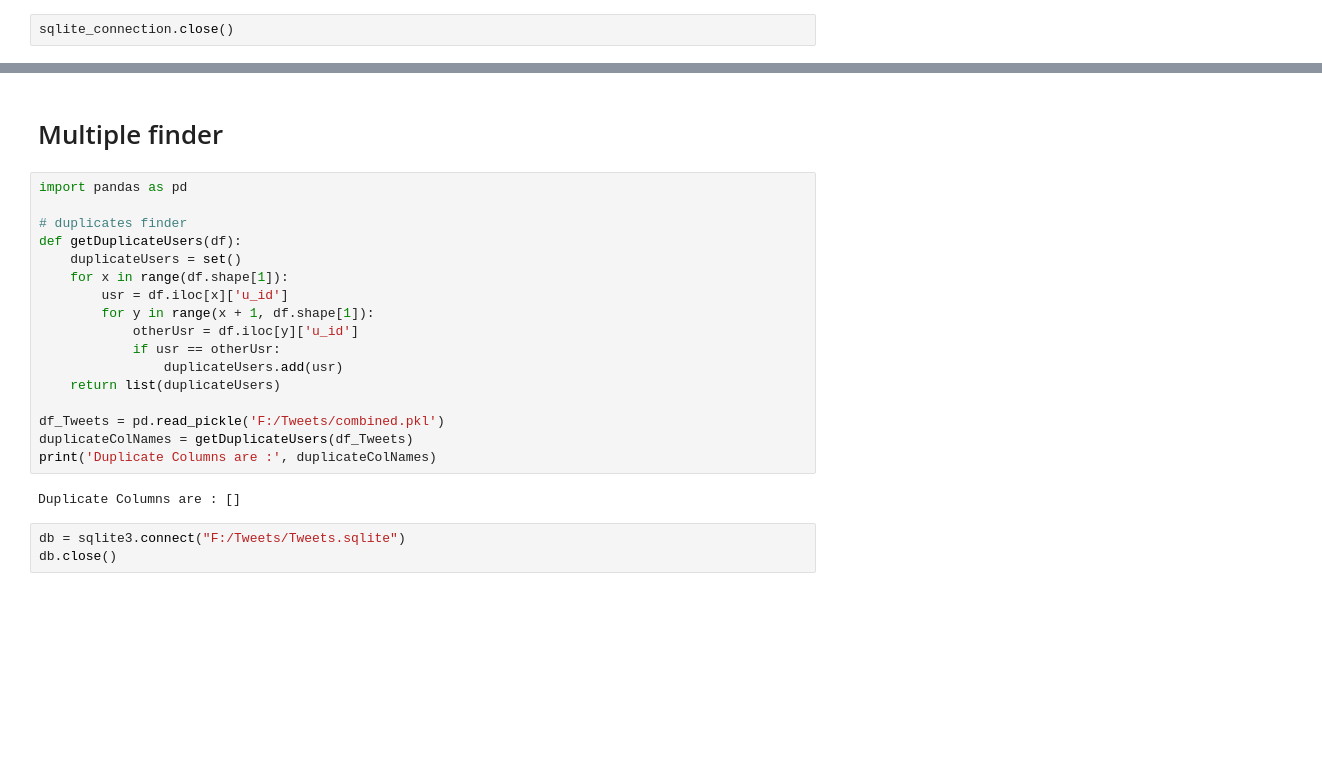
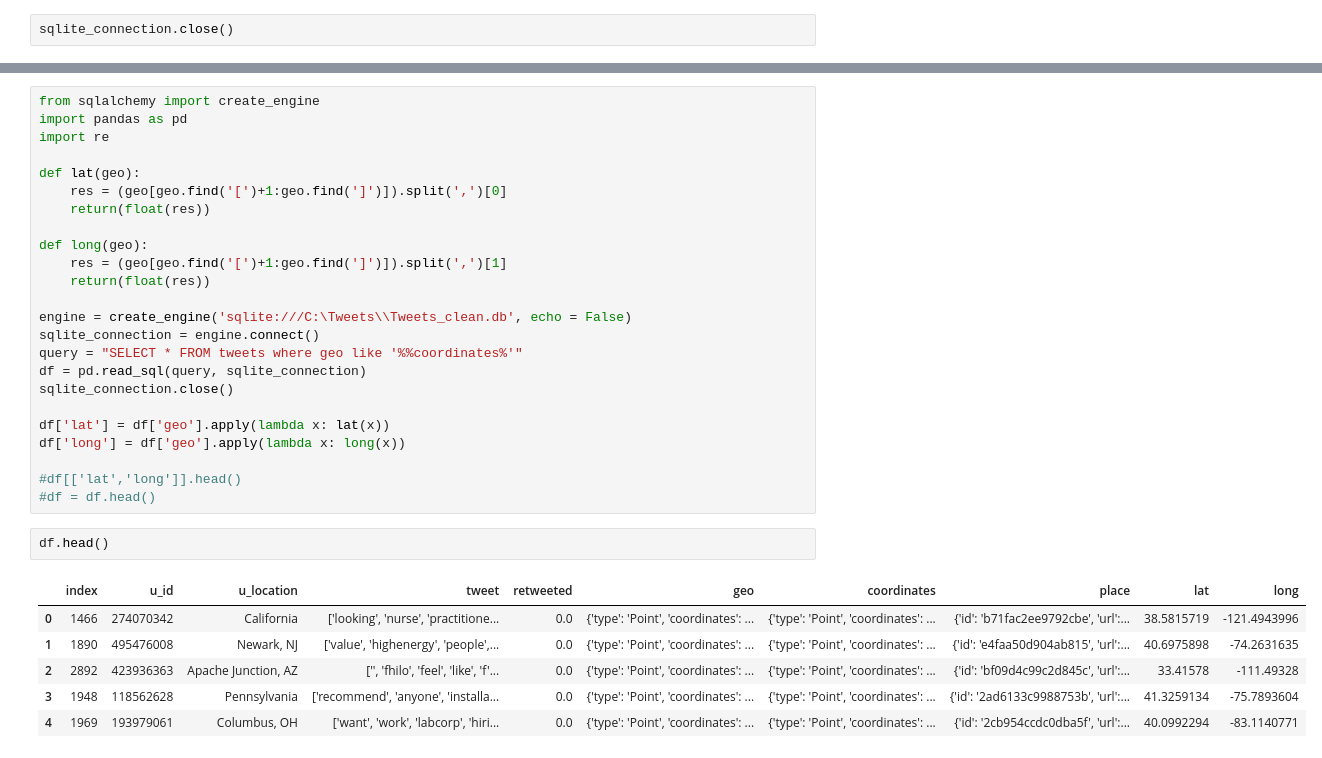
Before and after one commit to shshakib/Twitter-Personality-Prediction, a Jupyter notebook: Twitter.ipynb, the cells around one changed output, grey strips where cells are left out. Cells and saved outputs as stored; diff of their text form; blank space fills up the shorter version.

```diff
--- a/Twitter.ipynb
+++ b/Twitter.ipynb
@@ -198,24 +164,33 @@ IntProgress(value=0, description='0 / 3  ', max=3)
-# %% [markdown]
-# Multiple finder
-# %%
-import pandas as pd
-
-# duplicates finder
-def getDuplicateUsers(df):
-	duplicateUsers = set()
-	for x in range(df.shape[1]):
-		usr = df.iloc[x]['u_id']
-		for y in range(x + 1, df.shape[1]):
-			otherUsr = df.iloc[y]['u_id']
-			if usr == otherUsr:
-				duplicateUsers.add(usr)
-	return list(duplicateUsers)
-
-df_Tweets = pd.read_pickle('F:/Tweets/combined.pkl')
-duplicateColNames = getDuplicateUsers(df_Tweets)
-print('Duplicate Columns are :', duplicateColNames)
-# %% [output]
-Duplicate Columns are : []
-# %%
-db = sqlite3.connect("F:/Tweets/Tweets.sqlite")
-db.close()
+# %%
+from sqlalchemy import create_engine
+import pandas as pd
+import re
+
+def lat(geo):
+    res = (geo[geo.find('[')+1:geo.find(']')]).split(',')[0]
+    return(float(res))
+
+def long(geo):
+    res = (geo[geo.find('[')+1:geo.find(']')]).split(',')[1]
+    return(float(res))
+
+engine = create_engine('sqlite:///C:\Tweets\\Tweets_clean.db', echo = False)
+sqlite_connection = engine.connect()
+query = "SELECT * FROM tweets where geo like '%%coordinates%'"
+df = pd.read_sql(query, sqlite_connection)
+sqlite_connection.close()
+
+df['lat'] = df['geo'].apply(lambda x: lat(x))
+df['long'] = df['geo'].apply(lambda x: long(x))
+
+#df[['lat','long']].head()
+#df = df.head()
+# %%
+df.head()
+# %% [output]
+|  | index | u_id | u_location | tweet | retweeted | geo | coordinates | place | lat | long |
+| 0 | 1466 | 274070342 | California | ['looking', 'nurse', 'practitione... | 0.0 | {'type': 'Point', 'coordinates': ... | {'type': 'Point', 'coordinates': ... | {'id': 'b71fac2ee9792cbe', 'url':... | 38.5815719 | -121.4943996 |
+| 1 | 1890 | 495476008 | Newark, NJ | ['value', 'highenergy', 'people',... | 0.0 | {'type': 'Point', 'coordinates': ... | {'type': 'Point', 'coordinates': ... | {'id': 'e4faa50d904ab815', 'url':... | 40.6975898 | -74.2631635 |
+| 2 | 2892 | 423936363 | Apache Junction, AZ | ['', 'fhilo', 'feel', 'like', 'f'... | 0.0 | {'type': 'Point', 'coordinates': ... | {'type': 'Point', 'coordinates': ... | {'id': 'bf09d4c99c2d845c', 'url':... | 33.41578 | -111.49328 |
+| 3 | 1948 | 118562628 | Pennsylvania | ['recommend', 'anyone', 'installa... | 0.0 | {'type': 'Point', 'coordinates': ... | {'type': 'Point', 'coordinates': ... | {'id': '2ad6133c9988753b', 'url':... | 41.3259134 | -75.7893604 |
+| 4 | 1969 | 193979061 | Columbus, OH | ['want', 'work', 'labcorp', 'hiri... | 0.0 | {'type': 'Point', 'coordinates': ... | {'type': 'Point', 'coordinates': ... | {'id': '2cb954ccdc0dba5f', 'url':... | 40.0992294 | -83.1140771 |
```
Also changed, not shown: parts of 6 cells of this notebook, 1 other file.
